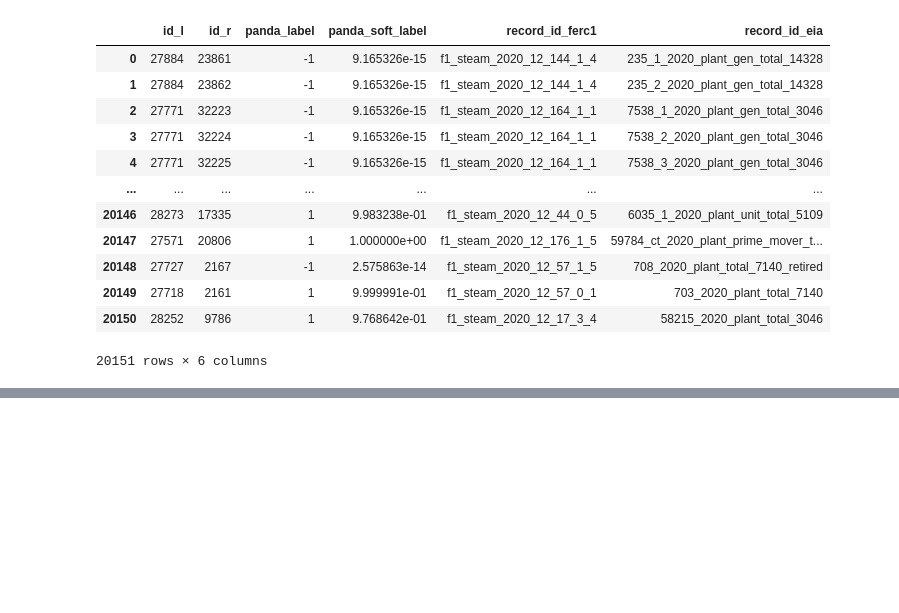
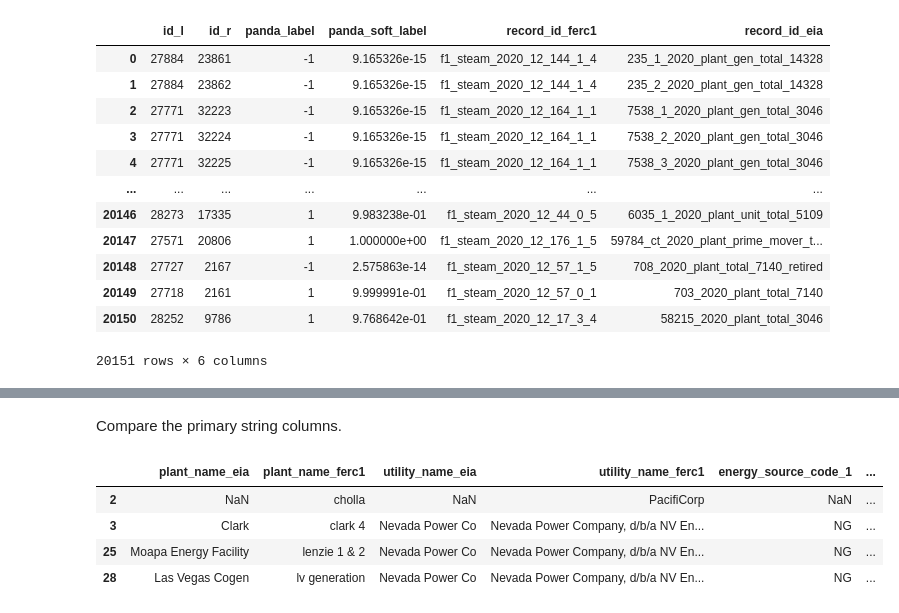
Before and after one commit to catalyst-cooperative/ccai-entity-matching, a Jupyter notebook: training_data_metrics.ipynb, the cells around one changed output, grey strips where cells are left out. Saved outputs shown, nothing was run; the diff lists cells and outputs as text; code cells hidden in the pictures; blank space fills up the shorter version.

```diff
--- a/training_data_metrics.ipynb
+++ b/training_data_metrics.ipynb
@@ -64,0 +108,14 @@ panda_labels[panda_labels.duplicated(subset=["record_id_eia", "record_id_ferc1"]
+# %% [markdown]
+Compare the primary string columns.
+# %%
+misses_full[[
+    "plant_name_eia", "plant_name_ferc1",
+    "utility_name_eia", "utility_name_ferc1",
+    "energy_source_code_1", "technology_description",
+    "fuel_type_code_pudl_eia", "fuel_type_code_pudl_ferc1"]]
+# %% [output]
+|  | plant_name_eia | plant_name_ferc1 | utility_name_eia | utility_name_ferc1 | energy_source_code_1 | ... |
+| 2 | NaN | cholla | NaN | PacifiCorp | NaN | ... |
+| 3 | Clark | clark 4 | Nevada Power Co | Nevada Power Company, d/b/a NV En... | NG | ... |
+| 25 | Moapa Energy Facility | lenzie 1 & 2 | Nevada Power Co | Nevada Power Company, d/b/a NV En... | NG | ... |
+| 28 | Las Vegas Cogen | lv generation | Nevada Power Co | Nevada Power Company, d/b/a NV En... | NG | ... |
```
Also changed, not shown: parts of 19 cells of this notebook, 1 other file.
